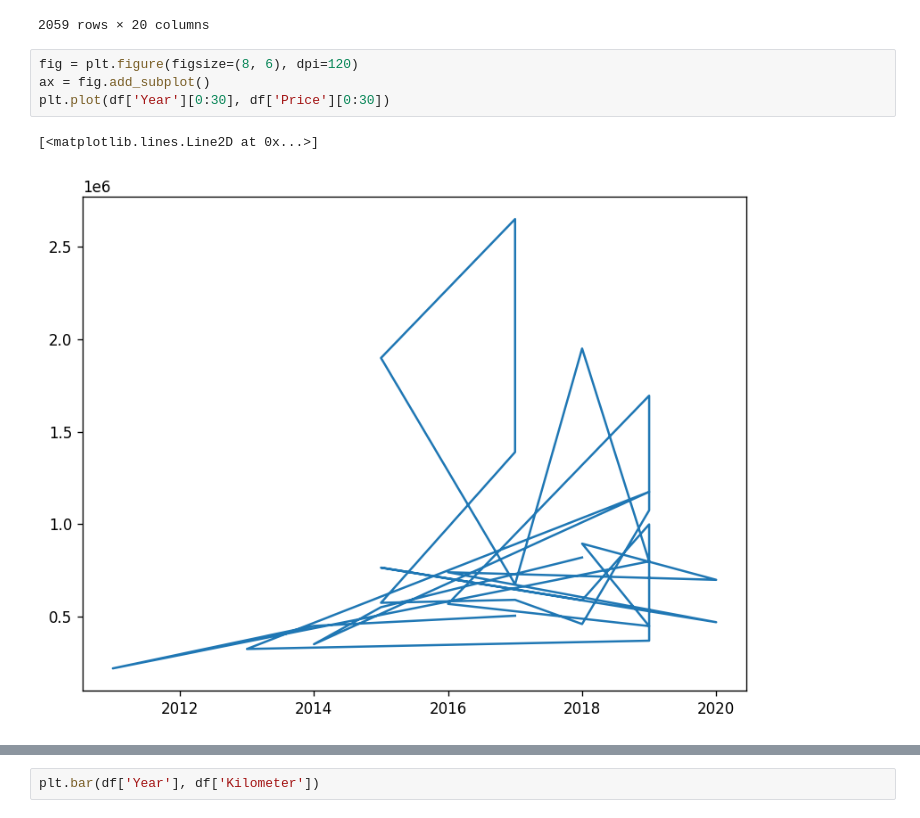
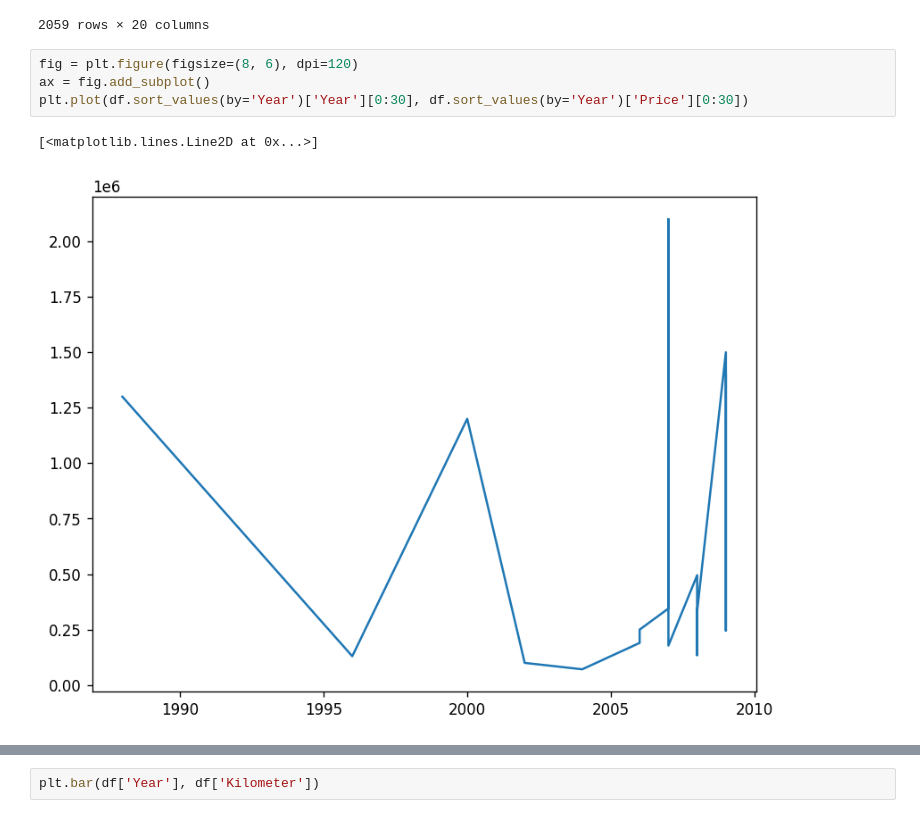
Before and after one commit to vladlesness/PDS3, a Jupyter notebook: Homework/Lesson_33/lesson_33_tasks.ipynb, the cells around one changed output, grey strips where cells are left out. Saved outputs shown, nothing was run; the diff lists cells and outputs as text.

```diff
--- a/Homework/Lesson_33/lesson_33_tasks.ipynb
+++ b/Homework/Lesson_33/lesson_33_tasks.ipynb
@@ -22,8 +22,8 @@ df
 # %%
 fig = plt.figure(figsize=(8, 6), dpi=120)
 ax = fig.add_subplot()
-plt.plot(df['Year'][0:30], df['Price'][0:30])
+plt.plot(df.sort_values(by='Year')['Year'][0:30], df.sort_values(by='Year')['Price'][0:30])
 # %% [output]
 [<matplotlib.lines.Line2D at 0x...>]
-[figure, old version]
+[figure, new version]
 # %%
```
Also changed, not shown: parts of 2 cells of this notebook.
